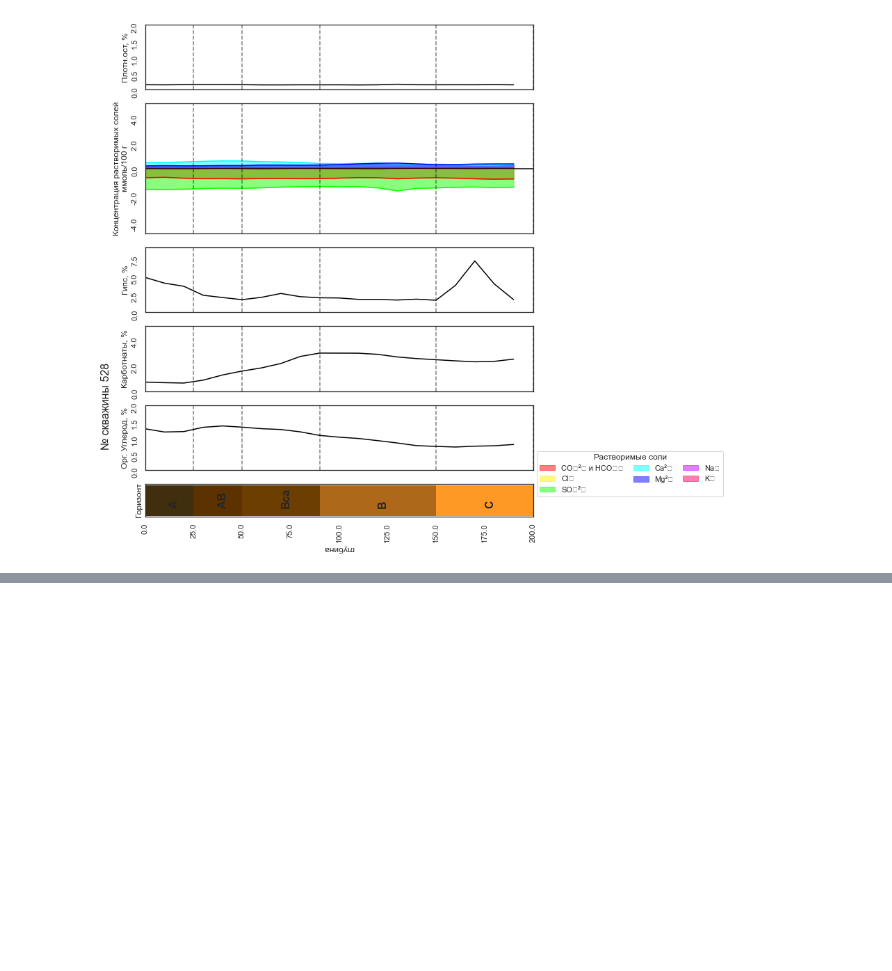
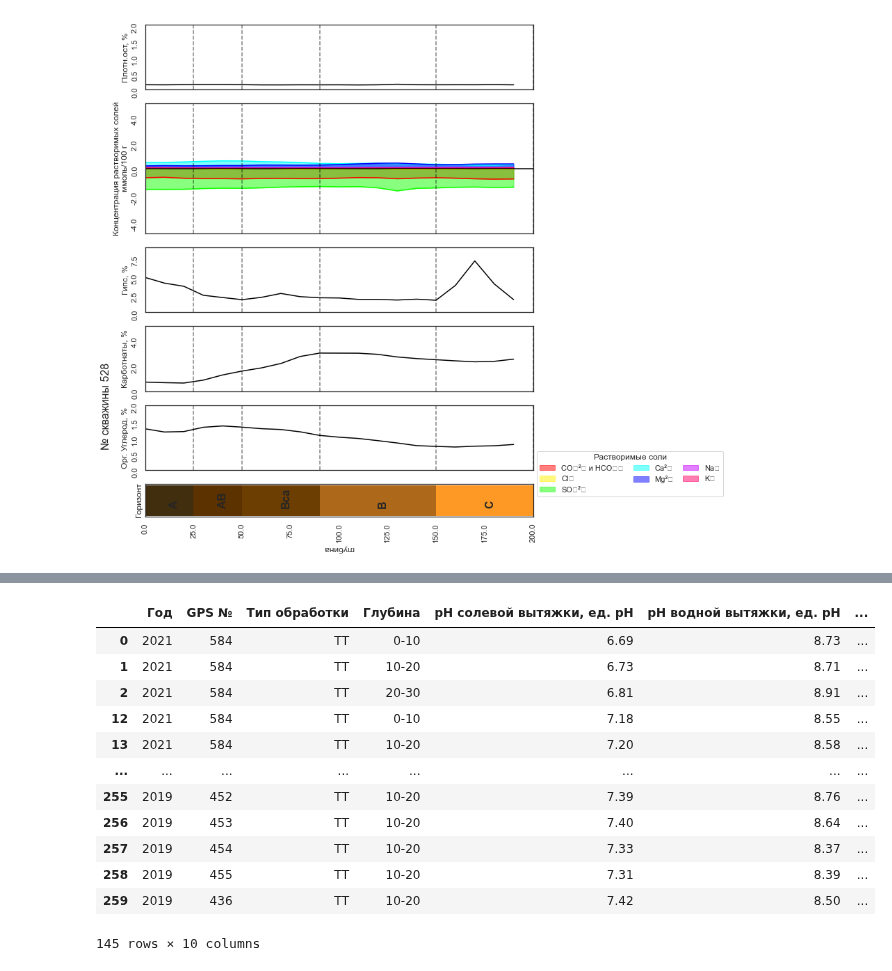
Before and after one commit to hukitoc94/total_archangelskiy, a Jupyter notebook: field_scale/field_data/field_data_analis.ipynb, the cells around one changed output, grey strips where cells are left out. Cells and saved outputs as stored; diff of their text form; code cells hidden in the pictures; blank space fills up the shorter version.

```diff
--- a/field_scale/field_data/field_data_analis.ipynb
+++ b/field_scale/field_data/field_data_analis.ipynb
@@ -670,0 +679,16 @@ profile_plot(agrochemistry_total[agrochemistry_total["GPS №"] == '528'], '528'
+# %%
+agrochemistry_main
+# %% [output]
+|  | Год | GPS № | Тип обработки | Глубина | рН солевой вытяжки, ед. рН | рН водной вытяжки, ед. рН | ... |
+| 0 | 2021 | 584 | ТТ | 0-10 | 6.69 | 8.73 | ... |
+| 1 | 2021 | 584 | ТТ | 10-20 | 6.73 | 8.71 | ... |
+| 2 | 2021 | 584 | ТТ | 20-30 | 6.81 | 8.91 | ... |
+| 12 | 2021 | 584 | ТТ | 0-10 | 7.18 | 8.55 | ... |
+| 13 | 2021 | 584 | ТТ | 10-20 | 7.20 | 8.58 | ... |
+| ... | ... | ... | ... | ... | ... | ... | ... |
+| 255 | 2019 | 452 | ТТ | 10-20 | 7.39 | 8.76 | ... |
+| 256 | 2019 | 453 | ТТ | 10-20 | 7.40 | 8.64 | ... |
+| 257 | 2019 | 454 | ТТ | 10-20 | 7.33 | 8.37 | ... |
+| 258 | 2019 | 455 | ТТ | 10-20 | 7.31 | 8.39 | ... |
+| 259 | 2019 | 436 | ТТ | 10-20 | 7.42 | 8.50 | ... |
+145 rows × 10 columns
```
Also changed, not shown: parts of 16 cells of this notebook, 5 other files.
